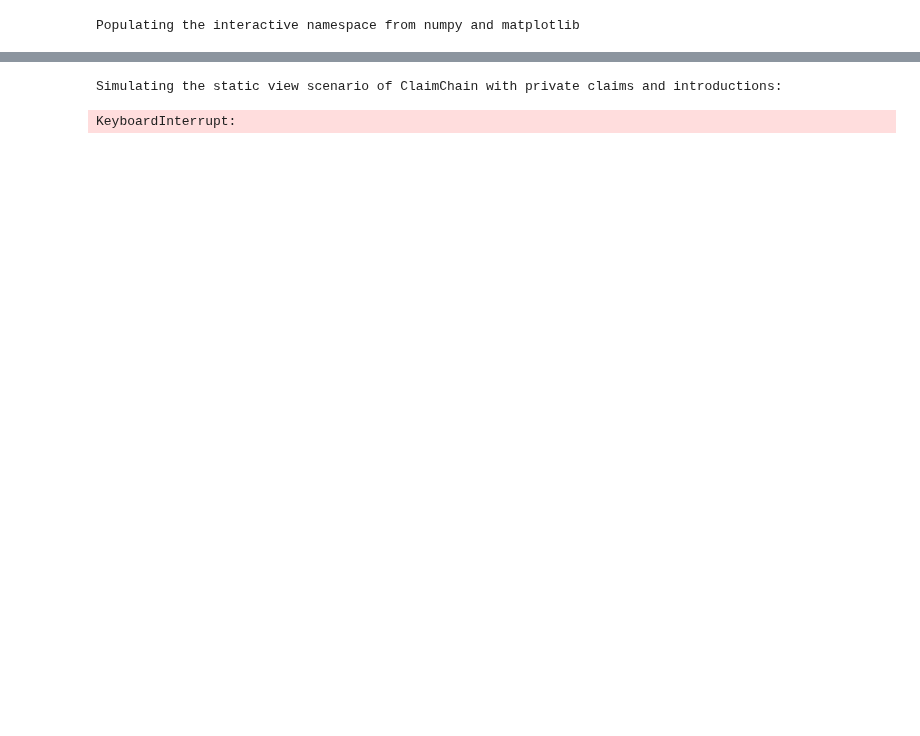
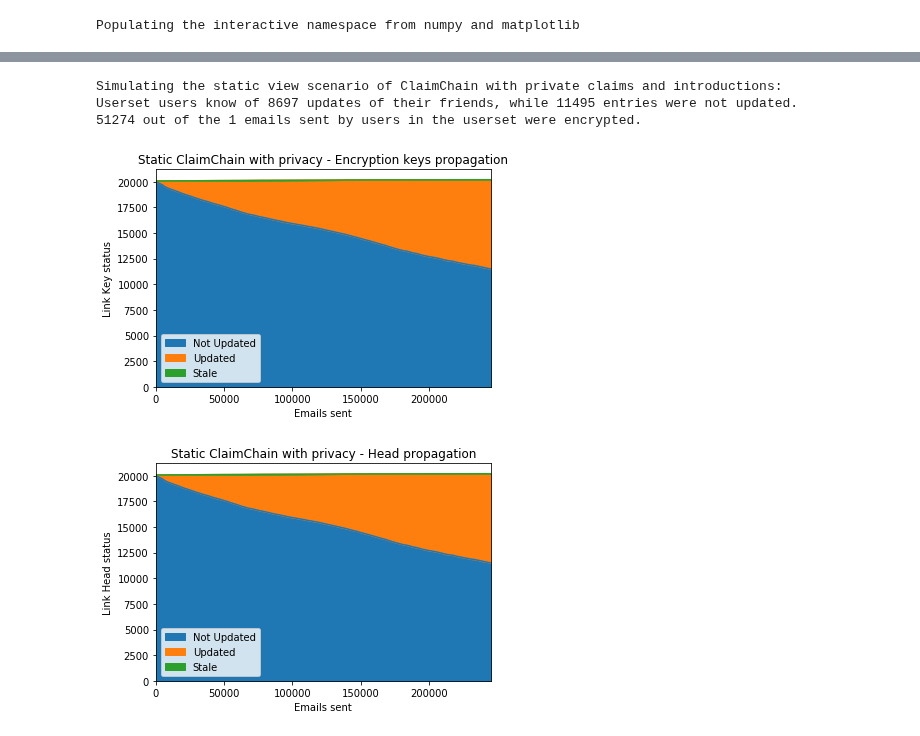
Before and after one commit to claimchain/claimchain-core, a Jupyter notebook: simulations/replay_log.ipynb, the cells around one changed output, grey strips where cells are left out. Cells and saved outputs as stored; diff of their text form; code cells hidden in the pictures; blank space fills up the shorter version.

```diff
--- a/simulations/replay_log.ipynb
+++ b/simulations/replay_log.ipynb
@@ -289,7 +288,7 @@ Userset users know of 12623 updates of their friends, while 7569 entries were no
 '''
 print("Simulating the static view scenario of ClaimChain with private claims and introductions:")
 
-userset,local_dict, public_dict, claim_buffer = prep_static_view(social_graph)
+userset, local_dict, public_dict, claim_buffer = prep_static_view(social_graph)
 introductions = {}
 
 enc_userset_emails = 0
@@ -303,21 +302,8 @@ for index, email in enumerate(log):
     public_recipients = email.To | email.Cc - {email.From}
     recipients = public_recipients | email.Bcc - {email.From}
 
-    email_status["stat_priv_claimchain"].append(enc_status["encrypted"])
-    if email.From in userset:
-        sent_userset_emails += 1
-        enc_userset_emails += 1
-    for recipient in recipients:
-        try:
-            # If sender does not know of a recipient's head, the email is
-            # sent in clear text
-            if local_dict[(email.From, recipient)][1] == 0:
-                raise
-        except:
-            email_status["stat_priv_claimchain"][index] = enc_status["plaintext"]
-            if email.From in userset:
-                enc_userset_emails -= 1
-            break
+    e_status, sent_userset_emails, enc_userset_emails = update_enc_email_status_cnt(email.From, userset, recipients, local_dict, sent_userset_emails, enc_userset_emails)
+    email_status["stat_priv_claimchain"].append(e_status)
 
     claim_buffer, local_dict, public_dict = append_block_policy(claim_buffer, email.From, local_dict, public_dict)
 
@@ -326,7 +312,7 @@ for index, email in enumerate(log):
         if recipient not in claim_buffer:
             continue
         if ( (recipient, email.From) not in local_dict or
-             local_dict[(recipient, email.From)] < public_dict[email.From, email.From]):
+             local_dict[(recipient, email.From)][0] < public_dict[email.From, email.From][0]):
             local_dict[(recipient, email.From)] = public_dict[email.From, email.From]
             claim_buffer[recipient][email.From] = public_dict[email.From, email.From]
 
@@ -343,42 +329,48 @@ for index, email in enumerate(log):
     # Update the social graph entries of the recipients for their friends, if the sender
     # knows of a later head and they have access to it
     for recipient in recipients:
+        if recipient not in claim_buffer:
+            continue
         if recipient in introductions[email.From]:
             for friend in introductions[email.From][recipient]:
                 try:
-                    if key_dict[(recipient, friend)] < key_dict[(email.From, friend)]:
-                        key_dict[(recipient, friend)] = key_dict[(email.From, friend)]
+                    if local_dict[(recipient, friend)][0] < public_dict[(email.From, friend)][0]:
+                        local_dict[(recipient, friend)] = public_dict[(email.From, friend)]
+                        claim_buffer[recipient][friend] = public_dict[(email.From, friend)]
                 except:
                     continue
 
     if cnt % 100 == 0:
         updated, stale, not_updated = eval_propagation(local_dict, 1, social_graph, userset)
         kp.loc[cnt] = [not_updated, updated, stale]
         updated, stale, not_updated = eval_propagation(local_dict, 0, social_graph, userset)
         hp.loc[cnt] = [not_updated, updated, stale]
 
     cnt += 1
 
 
-updated, stale, not_updated = eval_propagation(key_dict, social_graph, userset)
+updated, stale, not_updated = eval_propagation(local_dict, 1, social_graph, userset)
 print("Userset users know of %s updates of their friends, while %s entries were not updated."
       % (updated + stale, not_updated))
-print("%s out of the %s emails sent by users in the userset were encrypted." % (enc_emails, total_sent_emails))
+print("%s out of the %s emails sent by users in the userset were encrypted." % (enc_userset_emails, sent_userset_emails))
 
 kp.plot.area();
 plt.title("Static ClaimChain with privacy - Encryption keys propagation")
 plt.xlabel("Emails sent")
 plt.ylabel("Link Key status")
 
 kp.plot.area();
 plt.title("Static ClaimChain with privacy - Head propagation")
 plt.xlabel("Emails sent")
 plt.ylabel("Link Head status")
 
 plt.show()
 # %% [output]
 Simulating the static view scenario of ClaimChain with private claims and introductions:
+Userset users know of 8697 updates of their friends, while 11495 entries were not updated.
+51274 out of the 1 emails sent by users in the userset were encrypted.
-KeyboardInterrupt:
+[figure, added]
+[figure, added]
 # %%
 '''Simulate the dynamic view of Autocrypt
 
```
Also changed, not shown: parts of 7 cells of this notebook.
